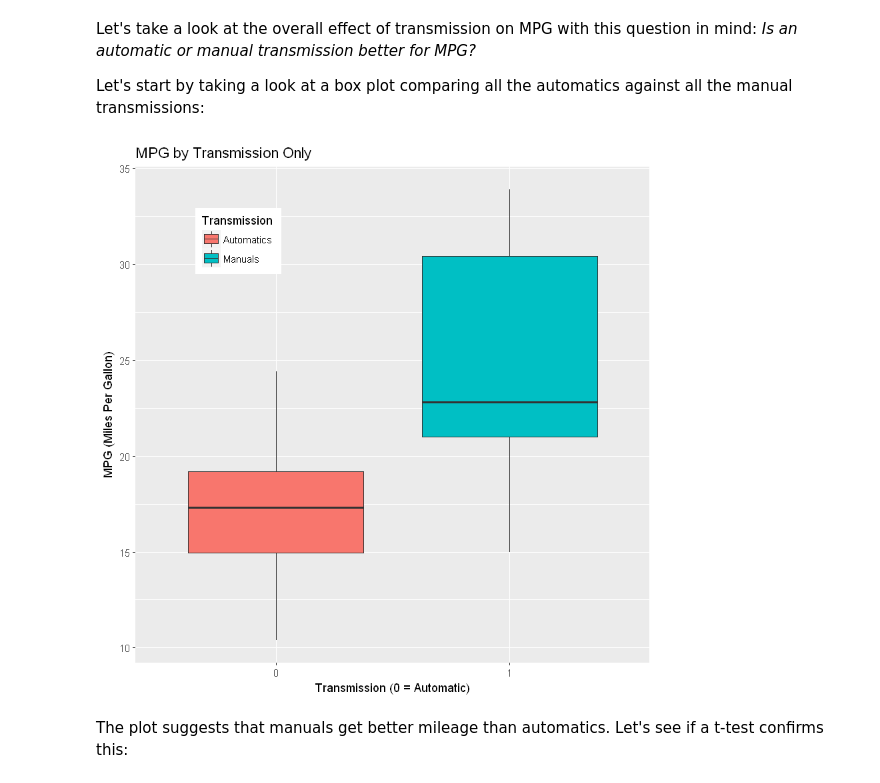
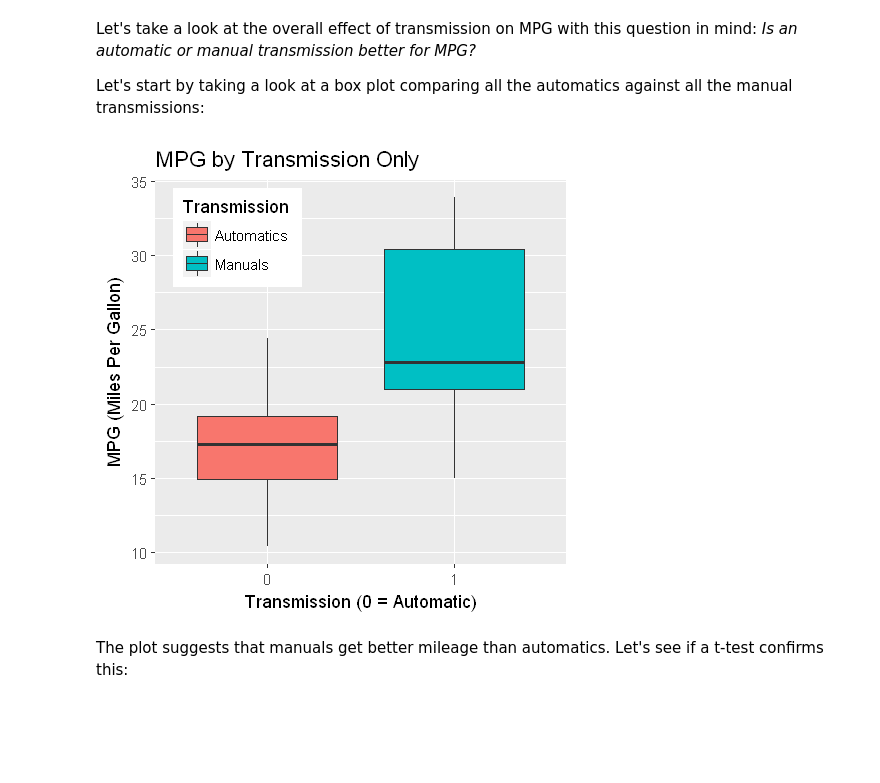
Before and after one commit to focods/WonderfulML, a Jupyter notebook: docs/solutions/session03_r.ipynb, the cells around one changed output. Cells and saved outputs as stored; diff of their text form; code cells hidden in the pictures; blank space fills up the shorter version.

Commit message:
resize plots

```diff
--- a/docs/solutions/session03_r.ipynb
+++ b/docs/solutions/session03_r.ipynb
@@ -61,19 +65,21 @@ Let's start by taking a look at a box plot comparing all the automatics against
 # %%
 ## PlotTools.R contains multiplot function
 source('../../R/PlotTools.R')  # running notebook from docs/solutions/ dir under project
 
 ## boxplot to compare automatics vs manuals
 p2 <- ggplot(mtcars, aes(factor(am), mpg))
 p2 <- p2 + ggtitle("MPG by Transmission Only")
 p2 <- p2 + geom_boxplot(aes(fill = factor(am)));
 p2 <- p2 + scale_fill_discrete(name="Transmission", breaks=c(0,1),
                                labels=c("Automatics", "Manuals"))
 p2 <- p2 + theme(legend.position=c(0.2,0.85))
 p2 <- p2 + labs(x = "Transmission (0 = Automatic)", y = "MPG (Miles Per Gallon)")
 
+options(repr.plot.width=4, repr.plot.height=4)
+
 print(p2)
 # %% [output]
-[figure, old version]
+[figure, new version]
 # %% [markdown]
 The plot suggests that manuals get better mileage than automatics.  Let's see if a t-test confirms this:
 # %%
```
Also changed, not shown: parts of 4 cells of this notebook.
